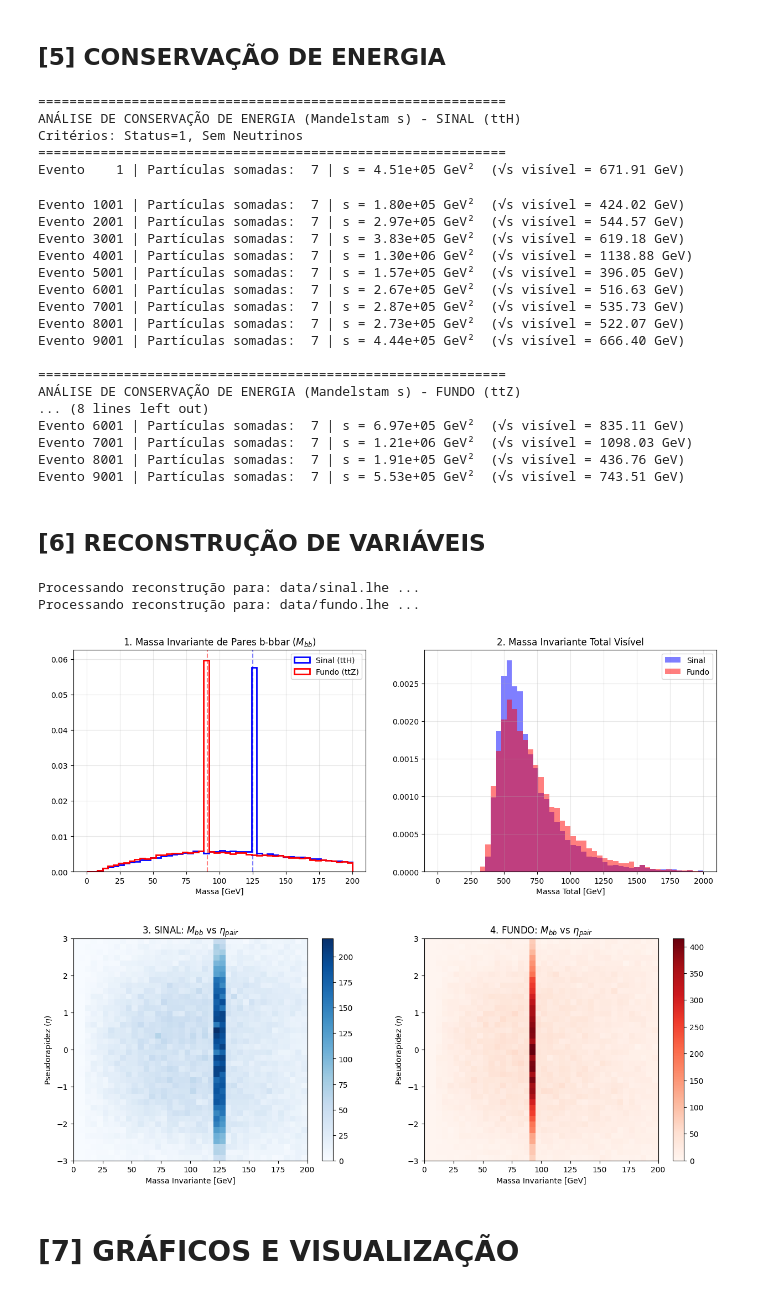
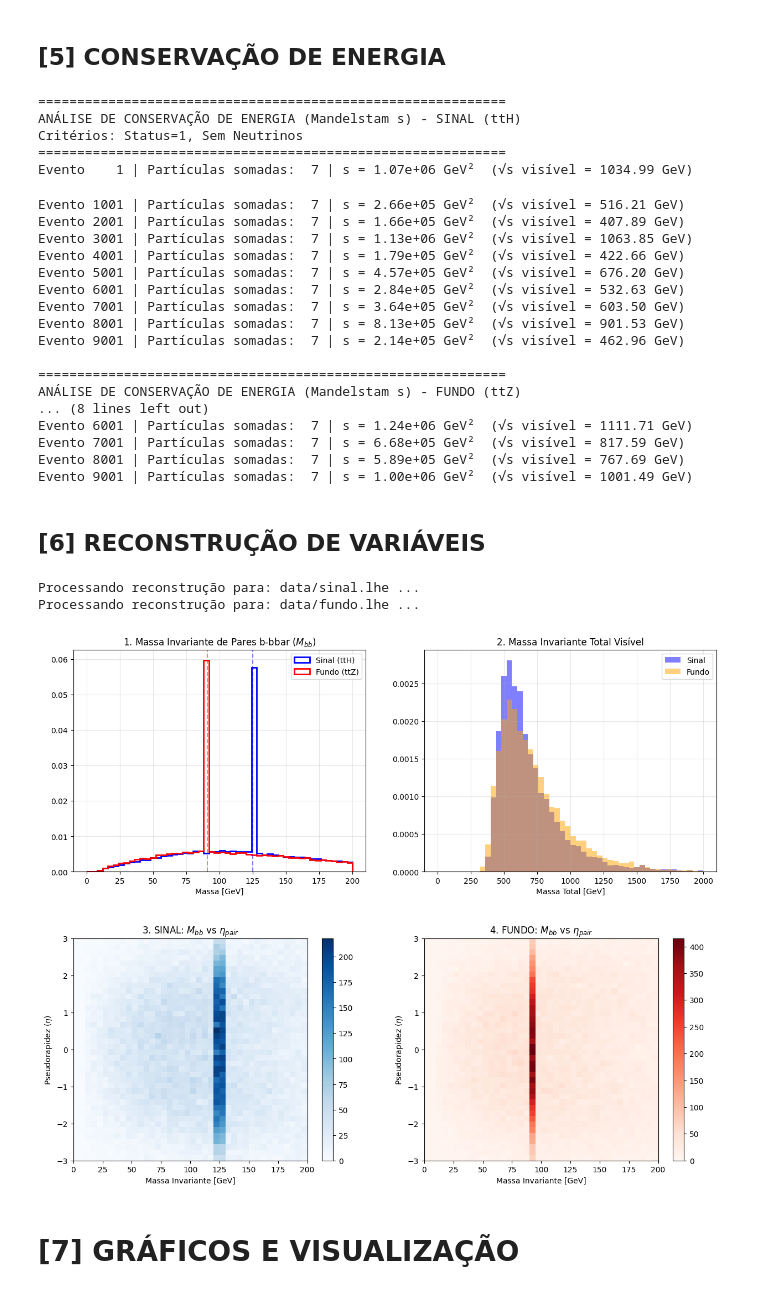
Before and after one commit to Febianchi/fernando-matheus, a Jupyter notebook: notebooks/análise_pylhe_Fernando_Mateus.ipynb, the cells around one changed output. Saved outputs shown, nothing was run; the diff lists cells and outputs as text; code cells hidden in the pictures.

```diff
--- a/notebooks/análise_pylhe_Fernando_Mateus.ipynb
+++ b/notebooks/análise_pylhe_Fernando_Mateus.ipynb
@@ -542,7 +542,7 @@ def calcular_mandelstam_s(caminho_arquivo, label):
     print(f"{'='*60}")
 
     # Contador manual já que o read_lhe é um gerador
-    contador = 0
+    contador = 1
 
     for event in pylhe.read_lhe(caminho_arquivo):
         # Verifica se o evento atual está na nossa lista de alvos
@@ -597,24 +597,24 @@ calcular_mandelstam_s("data/fundo.lhe", "FUNDO (ttZ)")
 ANÁLISE DE CONSERVAÇÃO DE ENERGIA (Mandelstam s) - SINAL (ttH)
 Critérios: Status=1, Sem Neutrinos
 ============================================================
-Evento    1 | Partículas somadas:  7 | s = 4.51e+05 GeV²  (√s visível = 671.91 GeV)
+Evento    1 | Partículas somadas:  7 | s = 1.07e+06 GeV²  (√s visível = 1034.99 GeV)
-Evento 1001 | Partículas somadas:  7 | s = 1.80e+05 GeV²  (√s visível = 424.02 GeV)
-Evento 2001 | Partículas somadas:  7 | s = 2.97e+05 GeV²  (√s visível = 544.57 GeV)
-Evento 3001 | Partículas somadas:  7 | s = 3.83e+05 GeV²  (√s visível = 619.18 GeV)
-Evento 4001 | Partículas somadas:  7 | s = 1.30e+06 GeV²  (√s visível = 1138.88 GeV)
-Evento 5001 | Partículas somadas:  7 | s = 1.57e+05 GeV²  (√s visível = 396.05 GeV)
-Evento 6001 | Partículas somadas:  7 | s = 2.67e+05 GeV²  (√s visível = 516.63 GeV)
-Evento 7001 | Partículas somadas:  7 | s = 2.87e+05 GeV²  (√s visível = 535.73 GeV)
-Evento 8001 | Partículas somadas:  7 | s = 2.73e+05 GeV²  (√s visível = 522.07 GeV)
-Evento 9001 | Partículas somadas:  7 | s = 4.44e+05 GeV²  (√s visível = 666.40 GeV)
+Evento 1001 | Partículas somadas:  7 | s = 2.66e+05 GeV²  (√s visível = 516.21 GeV)
+Evento 2001 | Partículas somadas:  7 | s = 1.66e+05 GeV²  (√s visível = 407.89 GeV)
+Evento 3001 | Partículas somadas:  7 | s = 1.13e+06 GeV²  (√s visível = 1063.85 GeV)
+Evento 4001 | Partículas somadas:  7 | s = 1.79e+05 GeV²  (√s visível = 422.66 GeV)
+Evento 5001 | Partículas somadas:  7 | s = 4.57e+05 GeV²  (√s visível = 676.20 GeV)
+Evento 6001 | Partículas somadas:  7 | s = 2.84e+05 GeV²  (√s visível = 532.63 GeV)
+Evento 7001 | Partículas somadas:  7 | s = 3.64e+05 GeV²  (√s visível = 603.50 GeV)
+Evento 8001 | Partículas somadas:  7 | s = 8.13e+05 GeV²  (√s visível = 901.53 GeV)
+Evento 9001 | Partículas somadas:  7 | s = 2.14e+05 GeV²  (√s visível = 462.96 GeV)
 
 ============================================================
 ANÁLISE DE CONSERVAÇÃO DE ENERGIA (Mandelstam s) - FUNDO (ttZ)
 ... (8 lines left out)
-Evento 6001 | Partículas somadas:  7 | s = 6.97e+05 GeV²  (√s visível = 835.11 GeV)
-Evento 7001 | Partículas somadas:  7 | s = 1.21e+06 GeV²  (√s visível = 1098.03 GeV)
-Evento 8001 | Partículas somadas:  7 | s = 1.91e+05 GeV²  (√s visível = 436.76 GeV)
-Evento 9001 | Partículas somadas:  7 | s = 5.53e+05 GeV²  (√s visível = 743.51 GeV)
+Evento 6001 | Partículas somadas:  7 | s = 1.24e+06 GeV²  (√s visível = 1111.71 GeV)
+Evento 7001 | Partículas somadas:  7 | s = 6.68e+05 GeV²  (√s visível = 817.59 GeV)
+Evento 8001 | Partículas somadas:  7 | s = 5.89e+05 GeV²  (√s visível = 767.69 GeV)
+Evento 9001 | Partículas somadas:  7 | s = 1.00e+06 GeV²  (√s visível = 1001.49 GeV)
 # %% [markdown]
 ## [6] RECONSTRUÇÃO DE VARIÁVEIS
 # %%
@@ -720,35 +720,35 @@ ax[0,0].legend()
 ax[0,0].grid(alpha=0.3)
 # Linhas teóricas
 ax[0,0].axvline(125, color='blue', linestyle='--', alpha=0.5, label='Higgs Mass')
 ax[0,0].axvline(91, color='red', linestyle='--', alpha=0.5, label='Z Mass')
 
 # 2. Histograma de Massa Total Visível
 ax[0,1].hist(s_m_total, range=(0, 2000), bins=50, color='blue', alpha=0.5, label='Sinal', density=True)
-ax[0,1].hist(f_m_total, range=(0, 2000), bins=50, color='red', alpha=0.5, label='Fundo', density=True)
+ax[0,1].hist(f_m_total, range=(0, 2000), bins=50, color='orange', alpha=0.5, label='Fundo', density=True)
 ax[0,1].set_title("2. Massa Invariante Total Visível")
 ax[0,1].set_xlabel("Massa Total [GeV]")
 ax[0,1].legend()
 ax[0,1].grid(alpha=0.3)
 
 # 3. Mapa de Calor 2D - SINAL (Massa vs Eta)
 h1 = ax[1,0].hist2d(s_m_bb, s_eta_bb, bins=40, range=[[0, 200], [-3, 3]], cmap='Blues')
 ax[1,0].set_title("3. SINAL: $M_{bb}$ vs $\eta_{pair}$")
 ax[1,0].set_xlabel("Massa Invariante [GeV]")
 ax[1,0].set_ylabel("Pseudorapidez ($\eta$)")
 fig.colorbar(h1[3], ax=ax[1,0])
 
 # 4. Mapa de Calor 2D - FUNDO (Massa vs Eta)
 h2 = ax[1,1].hist2d(f_m_bb, f_eta_bb, bins=40, range=[[0, 200], [-3, 3]], cmap='Reds')
 ax[1,1].set_title("4. FUNDO: $M_{bb}$ vs $\eta_{pair}$")
 ax[1,1].set_xlabel("Massa Invariante [GeV]")
 ax[1,1].set_ylabel("Pseudorapidez ($\eta$)")
 fig.colorbar(h2[3], ax=ax[1,1])
 
 plt.show()
 # %% [output]
 Processando reconstrução para: data/sinal.lhe ...
 Processando reconstrução para: data/fundo.lhe ...
-[figure, old version]
+[figure, new version]
 # %% [markdown]
 # [7] GRÁFICOS E VISUALIZAÇÃO
 # %%
```
Also changed, not shown: parts of 3 cells of this notebook, 1 other file.
